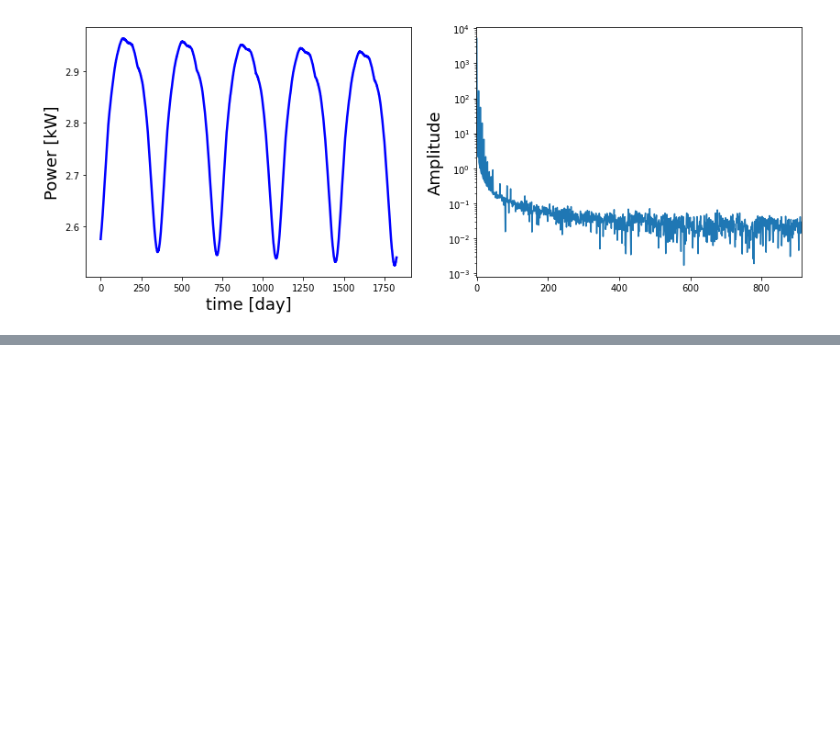
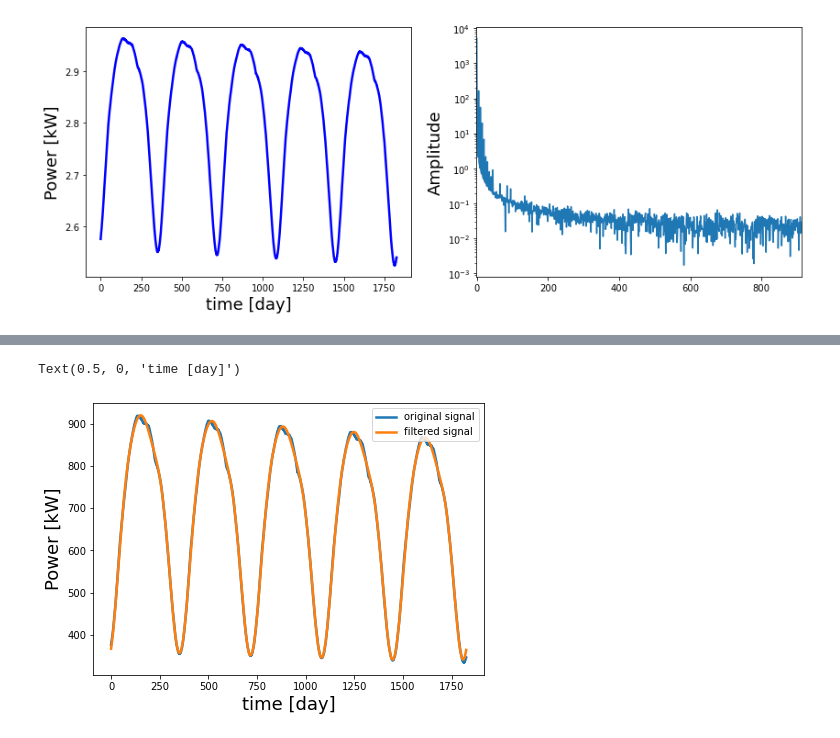
Before and after one commit to Rufski/S2DS-EPRI, a Jupyter notebook: notebooks/1.0-mb-fourier-spectral.ipynb, the cells around one changed output, grey strips where cells are left out. Cells and saved outputs as stored; diff of their text form; code cells hidden in the pictures; blank space fills up the shorter version.

```diff
--- a/notebooks/1.0-mb-fourier-spectral.ipynb
+++ b/notebooks/1.0-mb-fourier-spectral.ipynb
@@ -110,0 +134,15 @@ ax[1].set_yscale("log")
+# %%
+# remove all the hight frequencies
+high_freq_fft = power_fft.copy()
+high_freq_fft[np.abs(sample_freq) > 0.01] = 0
+filtered_sig = fftpack.ifft(high_freq_fft)
+
+fig, ax = plt.subplots(figsize=(7, 5))
+ax.plot(df["Power"].to_numpy(), label="original signal", lw=2.5)
+ax.plot(filtered_sig, label="filtered signal", lw=2.5)
+ax.legend(loc="best")
+ax.set_ylabel("Power [kW]", fontsize=18)
+ax.set_xlabel("time [day]", fontsize=18)
+# %% [output]
+Text(0.5, 0, 'time [day]')
+[figure, added]
```
Also changed, not shown: parts of 6 cells of this notebook.
